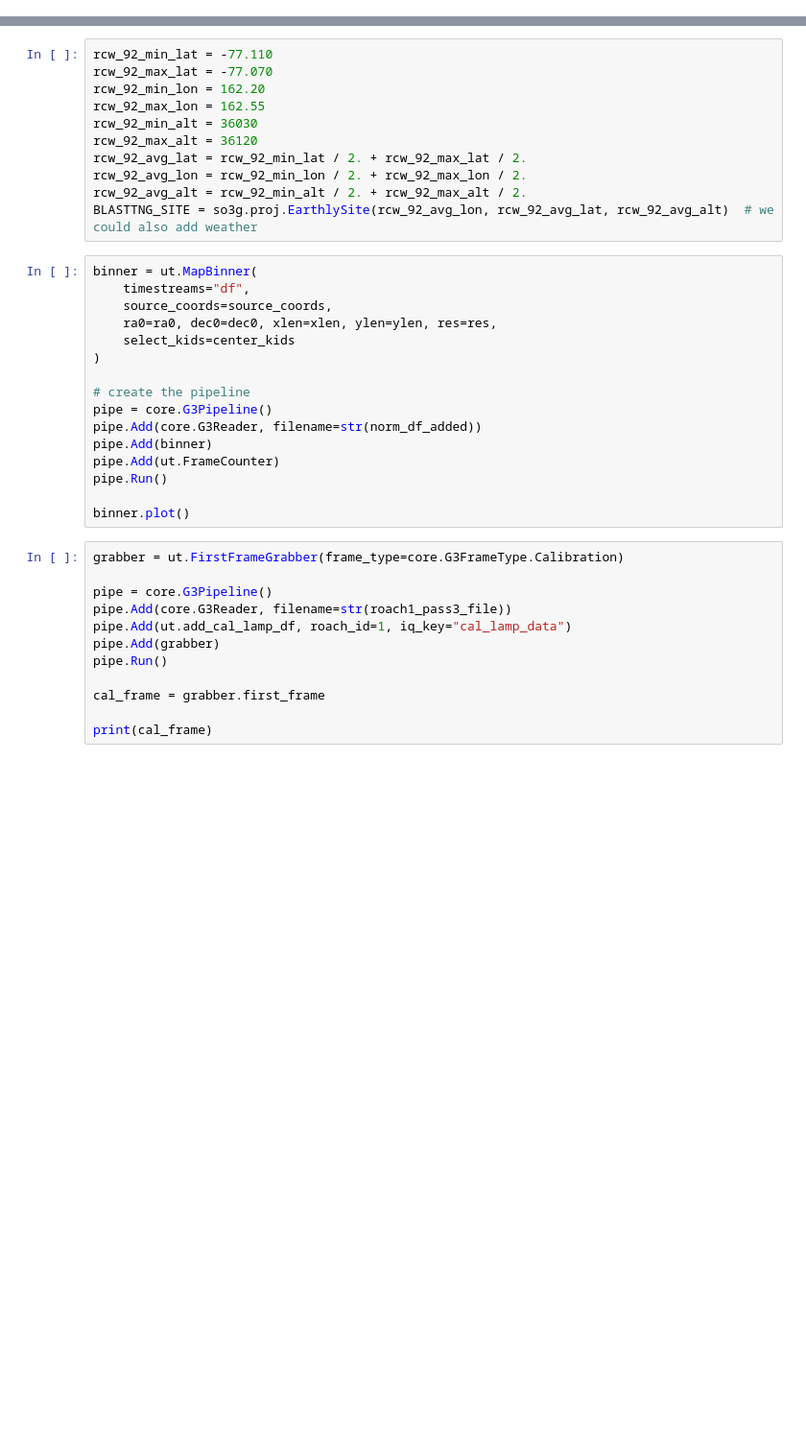
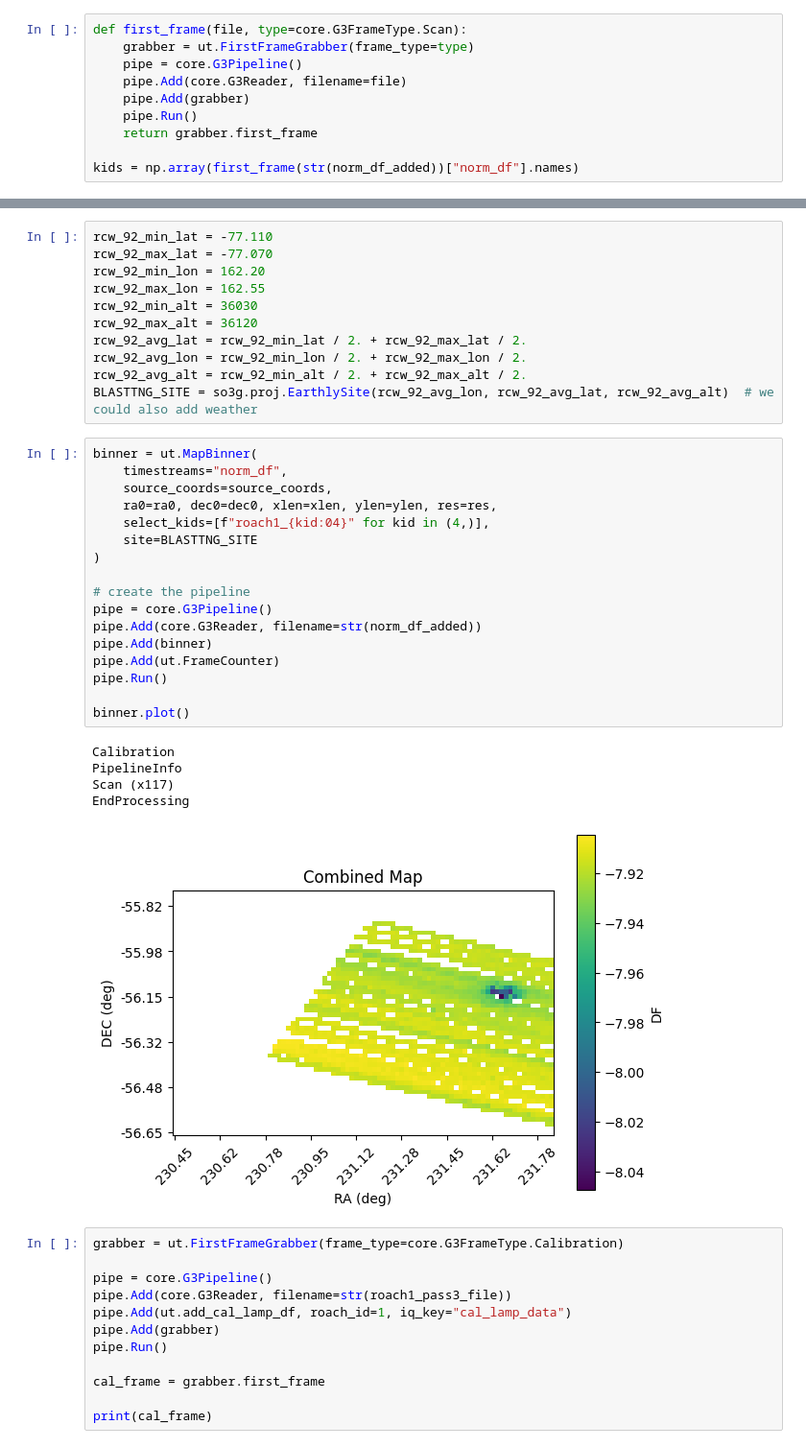
Before and after one commit to jonahjlee/blasttng-to-g3, a Jupyter notebook: notebooks/map_making.ipynb, the cells around one changed output, grey strips where cells are left out. Shown at 96% size. Drawn from its saved outputs; the diff is of its cells as text; blank space fills up the shorter version.

```diff
--- a/notebooks/map_making.ipynb
+++ b/notebooks/map_making.ipynb
@@ -56,0 +84,10 @@ kids = np.array(ut.first_scan_frame(str(norm_df_added))["norm_df"].names)
+# %%
+def first_frame(file, type=core.G3FrameType.Scan):
+    grabber = ut.FirstFrameGrabber(frame_type=type)
+    pipe = core.G3Pipeline()
+    pipe.Add(core.G3Reader, filename=file)
+    pipe.Add(grabber)
+    pipe.Run()
+    return grabber.first_frame
+
+kids = np.array(first_frame(str(norm_df_added))["norm_df"].names)
@@ -119,20 +179,27 @@ rcw_92_avg_alt = rcw_92_min_alt / 2. + rcw_92_max_alt / 2.
 BLASTTNG_SITE = so3g.proj.EarthlySite(rcw_92_avg_lon, rcw_92_avg_lat, rcw_92_avg_alt)  # we could also add weather
 # %%
 binner = ut.MapBinner(
-    timestreams="df",
+    timestreams="norm_df",
     source_coords=source_coords,
     ra0=ra0, dec0=dec0, xlen=xlen, ylen=ylen, res=res,
-    select_kids=center_kids
+    select_kids=[f"roach1_{kid:04}" for kid in (4,)],
+    site=BLASTTNG_SITE
 )
 
 # create the pipeline
 pipe = core.G3Pipeline()
 pipe.Add(core.G3Reader, filename=str(norm_df_added))
 pipe.Add(binner)
 pipe.Add(ut.FrameCounter)
 pipe.Run()
 
 binner.plot()
+# %% [output]
+Calibration
+PipelineInfo
+Scan (x117)
+EndProcessing
+[figure, added]
 # %%
 grabber = ut.FirstFrameGrabber(frame_type=core.G3FrameType.Calibration)
 
```
Also changed, not shown: parts of 7 cells of this notebook, 1 other file.
